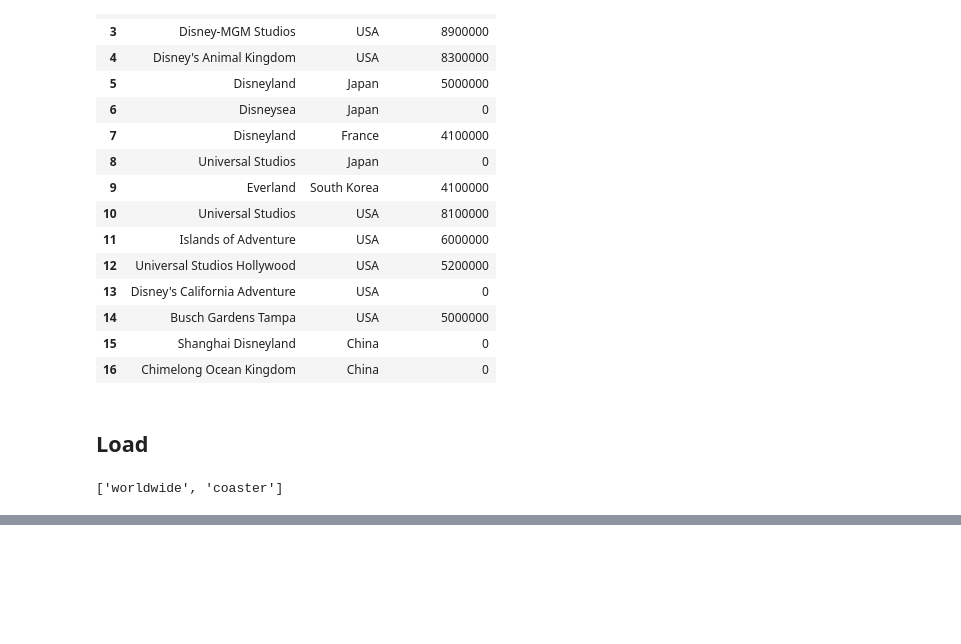
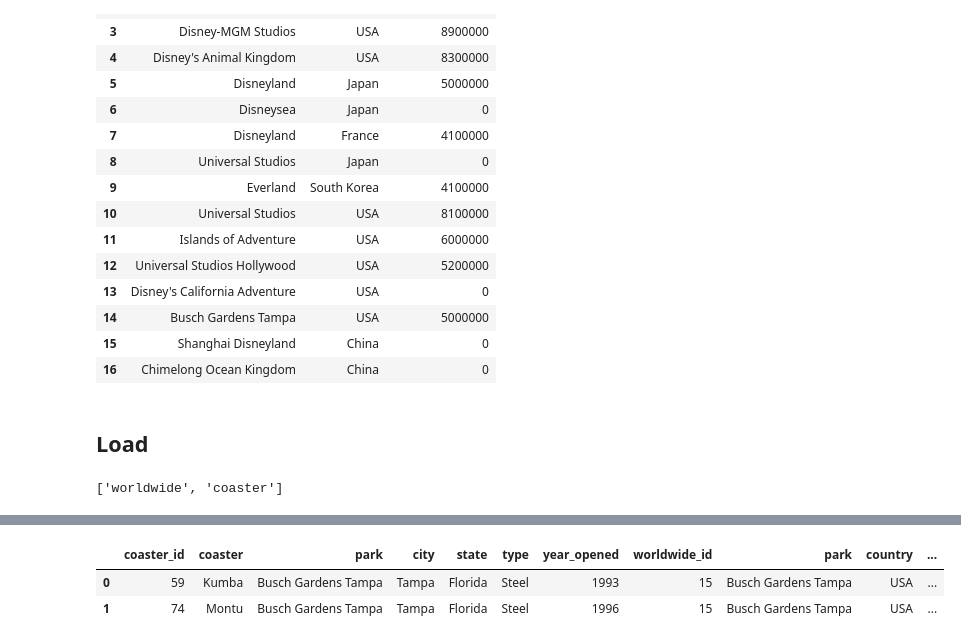
Before and after one commit to pammeyer80/ETL_RollerCoaster, a Jupyter notebook: Roller Coaster ETL.ipynb, the cells around one changed output, grey strips where cells are left out. Saved outputs shown, nothing was run; the diff lists cells and outputs as text; code cells hidden in the pictures; blank space fills up the shorter version.

```diff
--- a/Roller Coaster ETL.ipynb
+++ b/Roller Coaster ETL.ipynb
@@ -109,0 +151,7 @@ clean_park_df.to_sql(name='worldwide', con=engine, if_exists='append', index=Fal
+# %%
+#Two Results matched on the park fields in both coaster and worldwide tables
+pd.read_sql_query('select * from coaster c inner join worldwide w on c.park = w.park', con=engine)
+# %% [output]
+|  | coaster_id | coaster | park | city | state | type | year_opened | worldwide_id | park | country | ... |
+| 0 | 59 | Kumba | Busch Gardens Tampa | Tampa | Florida | Steel | 1993 | 15 | Busch Gardens Tampa | USA | ... |
+| 1 | 74 | Montu | Busch Gardens Tampa | Tampa | Florida | Steel | 1996 | 15 | Busch Gardens Tampa | USA | ... |
```
Also changed, not shown: parts of 3 cells of this notebook.
